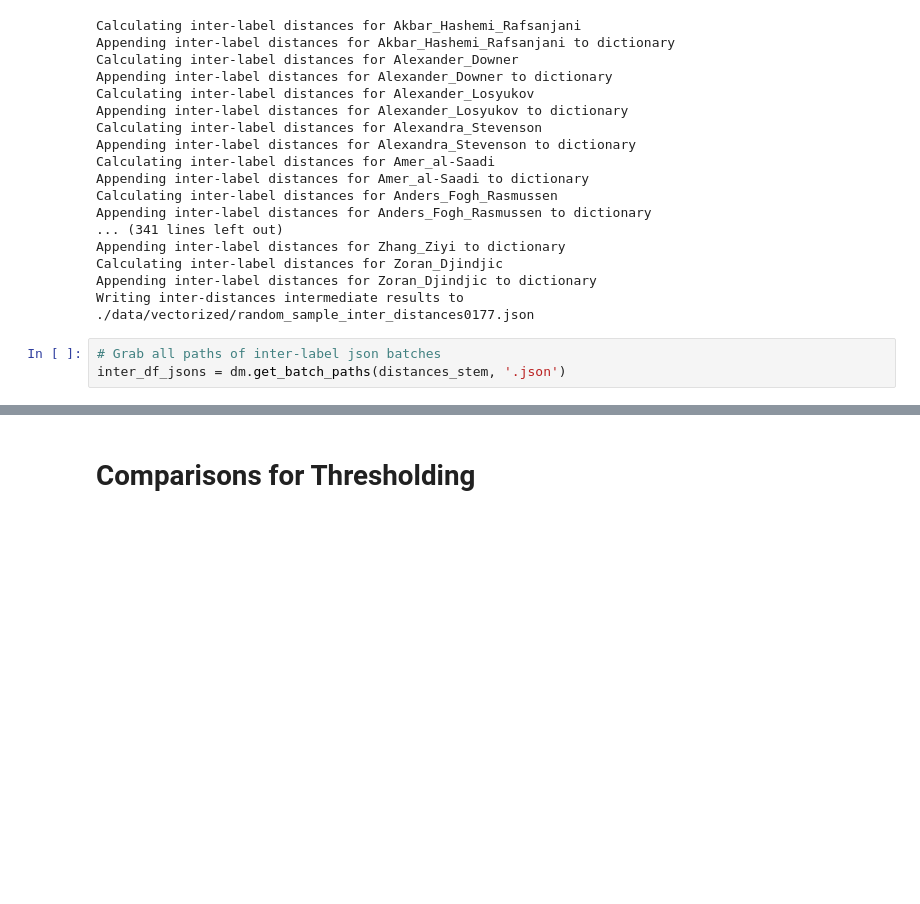
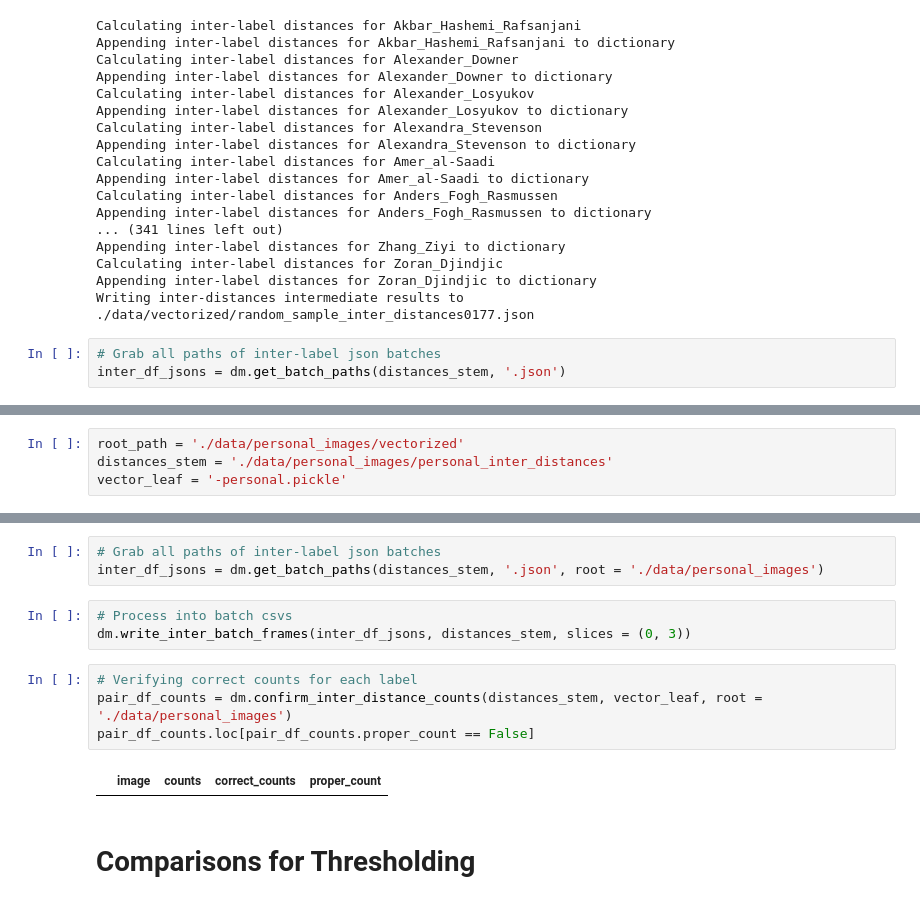
Before and after one commit to JoshuaGottlieb/Facial-Recognition-with-Deepface, a Jupyter notebook: Vectorization.ipynb, the cells around one changed output, grey strips where cells are left out. Drawn from its saved outputs; the diff is of its cells as text; blank space fills up the shorter version.

```diff
--- a/Vectorization.ipynb
+++ b/Vectorization.ipynb
@@ -363,0 +412,4 @@ pair_df_counts.loc[pair_df_counts.proper_count == False]
+# %%
+root_path = './data/personal_images/vectorized'
+distances_stem = './data/personal_images/personal_inter_distances'
+vector_leaf = '-personal.pickle'
@@ -364,3 +432,15 @@ pair_df_counts.loc[pair_df_counts.proper_count == False]
+# %%
+# Grab all paths of inter-label json batches
+inter_df_jsons = dm.get_batch_paths(distances_stem, '.json', root = './data/personal_images')
+# %%
+# Process into batch csvs
+dm.write_inter_batch_frames(inter_df_jsons, distances_stem, slices = (0, 3))
+# %%
+# Verifying correct counts for each label
+pair_df_counts = dm.confirm_inter_distance_counts(distances_stem, vector_leaf, root = './data/personal_images')
+pair_df_counts.loc[pair_df_counts.proper_count == False]
+# %% [output]
+|  | image | counts | correct_counts | proper_count |
 # %% [markdown]
 # Comparisons for Thresholding
 # %% [markdown]
```
Also changed, not shown: parts of 27 cells of this notebook, 1 other file.
